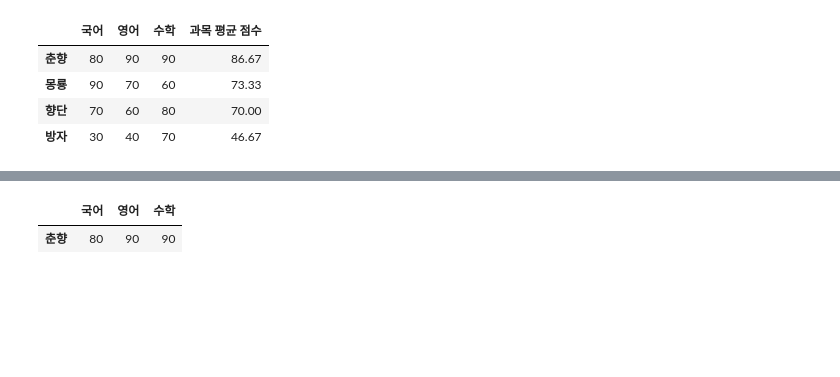
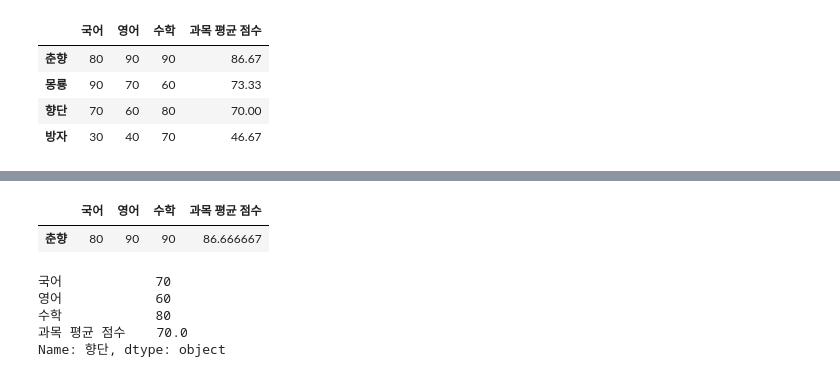
Before and after one commit to devKMC/python, a Jupyter notebook: pandas_data_analysis/pandas_class.ipynb, the cells around one changed output, grey strips where cells are left out. Saved outputs shown, nothing was run; the diff lists cells and outputs as text; code cells hidden in the pictures; blank space fills up the shorter version.

```diff
--- a/pandas_data_analysis/pandas_class.ipynb
+++ b/pandas_data_analysis/pandas_class.ipynb
@@ -725,5 +725,6 @@ practice_df
 | 방자 | 30 | 40 | 70 | 46.67 |
 # %%
 #(4) 방자의 영어 점수를 80점으로 수정하고 평균 점수도 다시 계산한다.
-practice_df['영어']['방자'] ='80'
+practice_df['영어']['방자'] =80
+practice_df['과목 평균 점수'] = ((practice_df['국어']+practice_df['영어']+practice_df['수학'])/ 3).round(2)
 practice_df
@@ -736,9 +731,16 @@ practice_df
 # %%
 #(5) 춘향의 점수를 데이터프레임으로 나타낸다.
-practice_df[:1]
+# practice_df[:1]
+practice_df[:'춘향']
 # %% [output]
-|  | 국어 | 영어 | 수학 |
-| 춘향 | 80 | 90 | 90 |
+|  | 국어 | 영어 | 수학 | 과목 평균 점수 |
+| 춘향 | 80 | 90 | 90 | 86.666667 |
 # %%
 #(6) 향단의 점수를 시리즈로 나타낸다.
-practice_df
+practice_df.T['향단']
+# %% [output]
+국어            70
+영어            60
+수학            80
+과목 평균 점수    70.0
+Name: 향단, dtype: object
```
Also changed, not shown: parts of 1 cell of this notebook, 4 other files.
